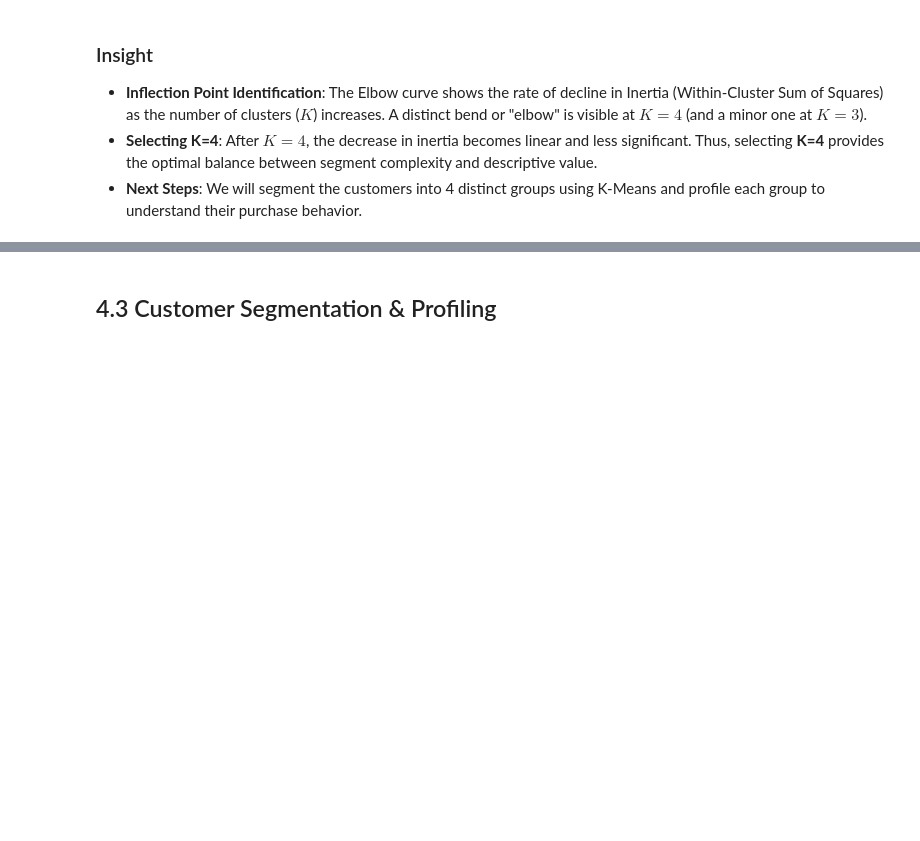
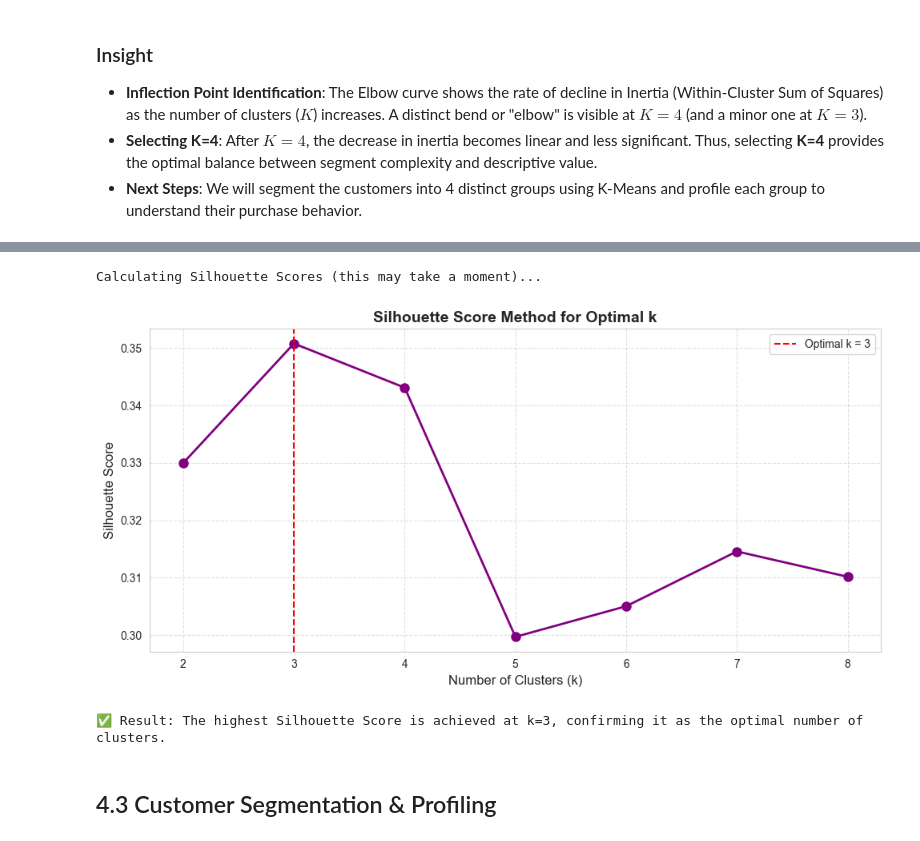
Before and after one commit to fathirrizkifadillah/Black-Friday, a Jupyter notebook: main.ipynb, the cells around one changed output, grey strips where cells are left out. Saved outputs shown, nothing was run; the diff lists cells and outputs as text; code cells hidden in the pictures; blank space fills up the shorter version.

Commit message:
4.2.1 Vlidating Clusters with Silhouette Score

```diff
--- a/main.ipynb
+++ b/main.ipynb
@@ -1475,3 +1479,40 @@ plt.show()
+# %%
+from sklearn.metrics import silhouette_score
+import os
+
+print("Calculating Silhouette Scores (this may take a moment)...")
+
+silhouette_scores = []
+k_range_sil = range(2, 9)
+
+for k in k_range_sil:
+    kmeans_temp = KMeans(n_clusters=k, init='k-means++', random_state=42, n_init=10)
+    cluster_labels = kmeans_temp.fit_predict(rfm_scaled_array)
+    score = silhouette_score(rfm_scaled_array, cluster_labels)
+    silhouette_scores.append(score)
+
+plt.figure(figsize=(10, 5))
+plt.plot(k_range_sil, silhouette_scores, marker='o', linestyle='-', color='purple', linewidth=2, markersize=8)
+plt.title('Silhouette Score Method for Optimal k', fontsize=14, fontweight='bold')
+plt.xlabel('Number of Clusters (k)', fontsize=12)
+plt.ylabel('Silhouette Score', fontsize=12)
+plt.grid(True, linestyle='--', alpha=0.6)
+
+optimal_k = k_range_sil[silhouette_scores.index(max(silhouette_scores))]
+plt.axvline(x=optimal_k, color='red', linestyle='--', label=f'Optimal k = {optimal_k}')
+plt.legend()
+plt.tight_layout()
+
+os.makedirs('plots', exist_ok=True)
+filepath = os.path.join('plots', 'silhouette_score_optimal_k.png')
+plt.savefig(filepath, dpi=300, bbox_inches='tight', facecolor='white')
+plt.show()
+
+print(f"✅ Result: The highest Silhouette Score is achieved at k={optimal_k}, confirming it as the optimal number of clusters.")
+# %% [output]
+Calculating Silhouette Scores (this may take a moment)...
+[figure, added]
+✅ Result: The highest Silhouette Score is achieved at k=3, confirming it as the optimal number of clusters.
 # %% [markdown]
 ## 4.3 Customer Segmentation & Profiling
 # %%
```
Also changed, not shown: parts of 1 cell of this notebook, 1 other file.
